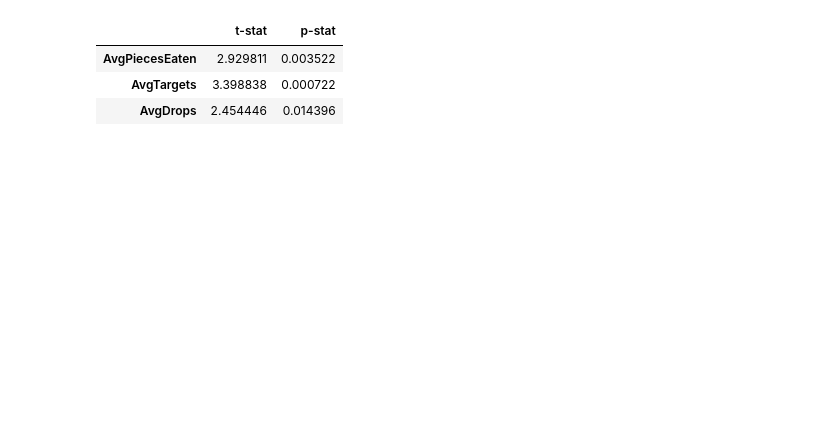
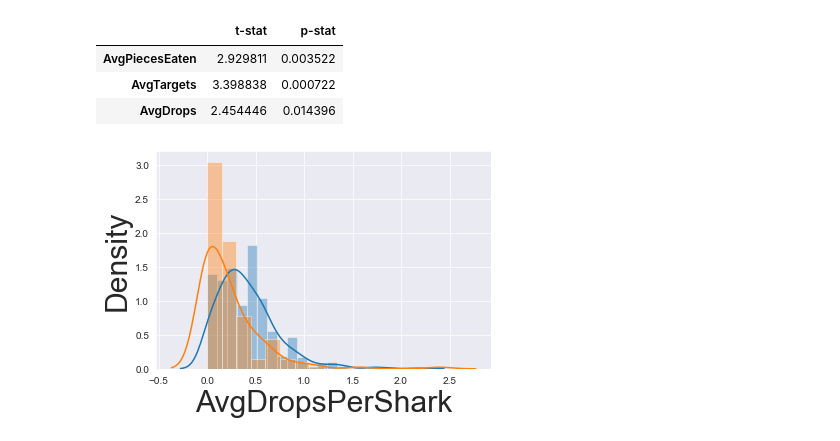
Before and after one commit to Data-Science-in-Business-Fall-2020/final-project-spencer_parker_chris, a Jupyter notebook: analytics-all-sharks-spencer.ipynb, the cells around one changed output. Saved outputs shown, nothing was run; the diff lists cells and outputs as text; code cells hidden in the pictures; blank space fills up the shorter version.

```diff
--- a/analytics-all-sharks-spencer.ipynb
+++ b/analytics-all-sharks-spencer.ipynb
@@ -89,3 +96,8 @@ dfstatsgarlic.head()
 | AvgPiecesEaten | 2.929811 | 0.003522 |
 | AvgTargets | 3.398838 | 0.000722 |
 | AvgDrops | 2.454446 | 0.014396 |
+# %%
+ax = sns.distplot(df[df.Herring == 0].AvgDropsPerShark)
+ax = sns.distplot(df[df.Herring == 1].AvgDropsPerShark)
+# %% [output]
+[figure, added]
```
Also changed, not shown: parts of 57 cells of this notebook, 3 other files.
